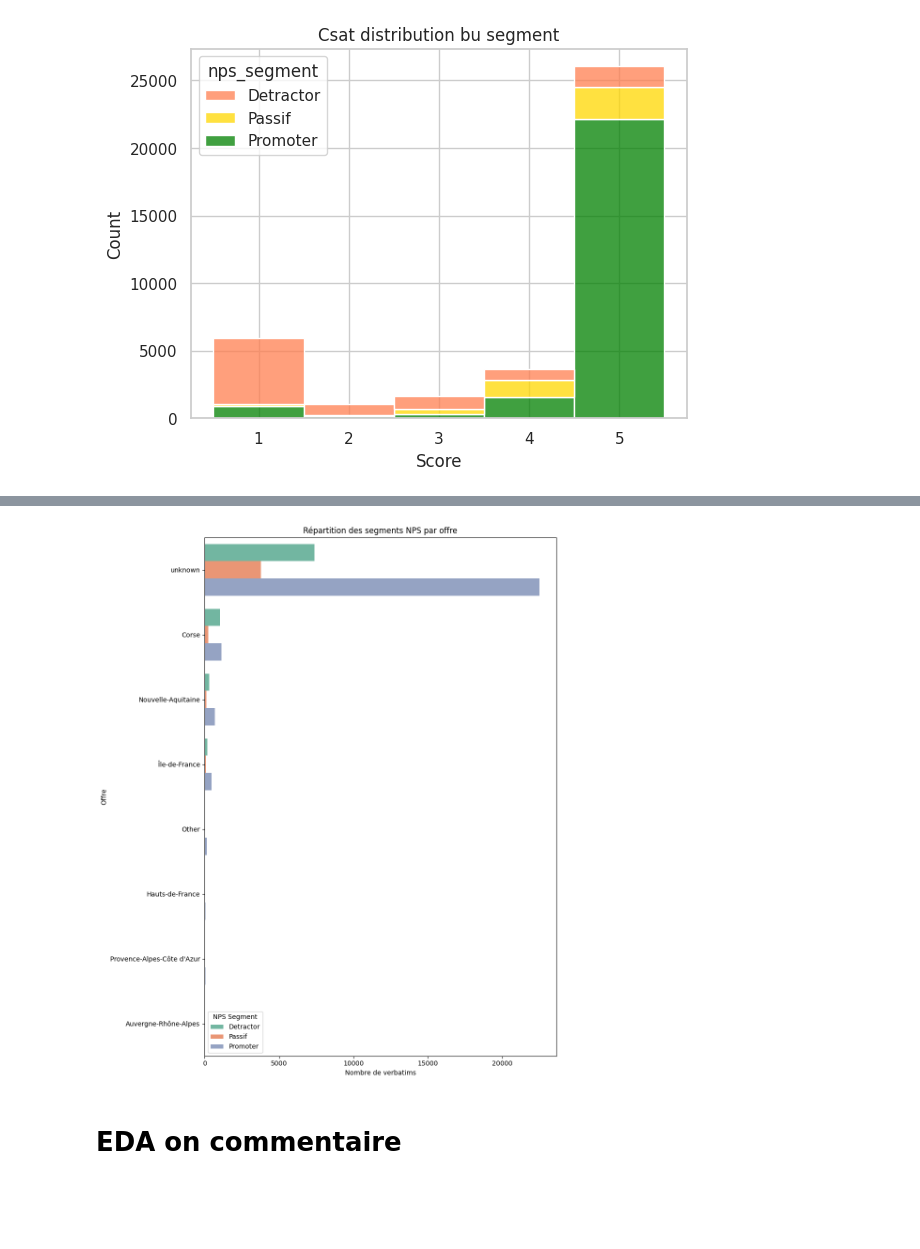
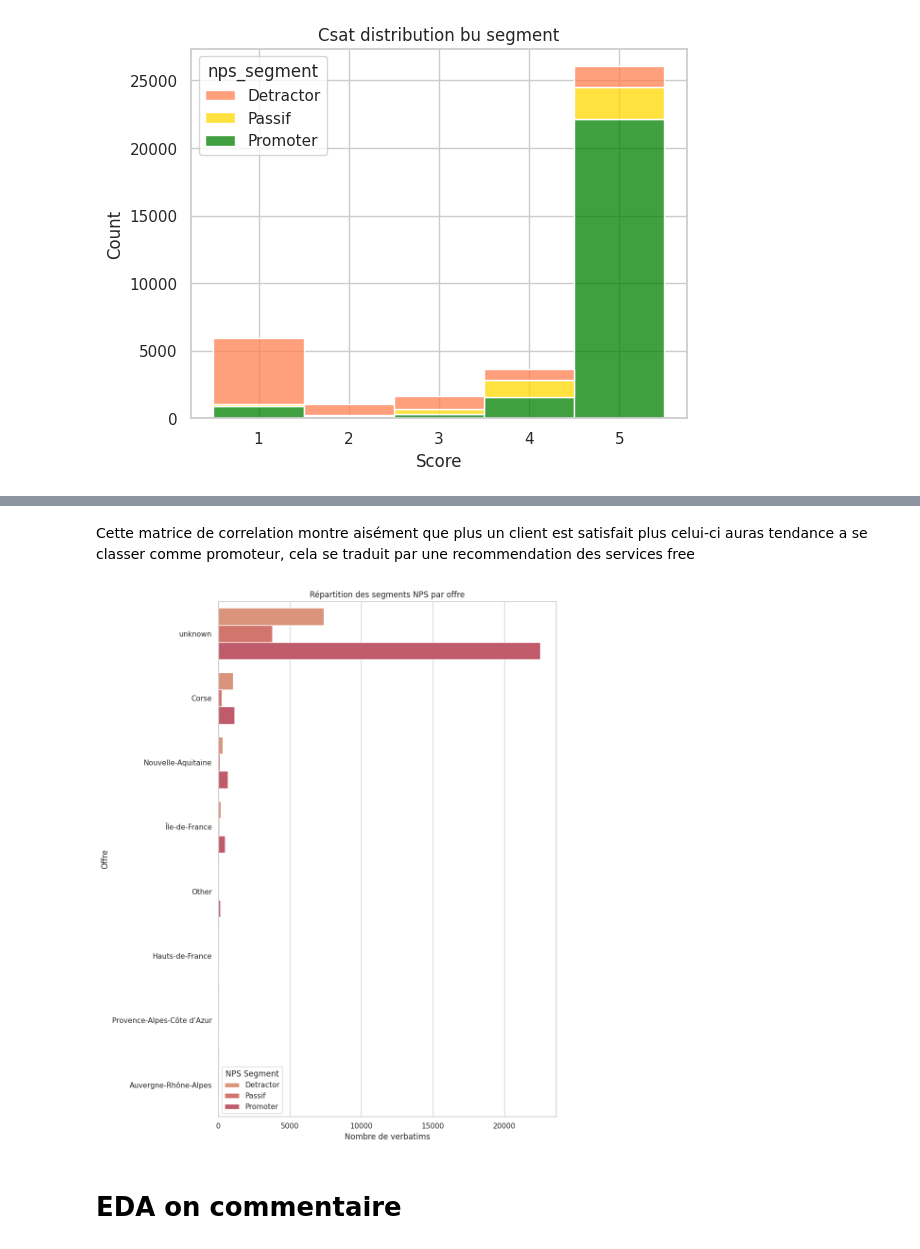
Before and after one commit to forSplinter/free_llm_2026_Intership, a Jupyter notebook: EDA_Preprocesing.ipynb, the cells around one changed output, grey strips where cells are left out. Drawn from its saved outputs; the diff is of its cells as text; code cells hidden in the pictures; blank space fills up the shorter version.

```diff
--- a/EDA_Preprocesing.ipynb
+++ b/EDA_Preprocesing.ipynb
@@ -386,21 +401,22 @@ memory usage: 2.8+ MB
+# %% [markdown]
+Cette matrice de correlation montre aisément que plus un client est satisfait plus celui-ci auras tendance a se classer comme promoteur, cela se traduit par une recommendation des services free
 # %%
-
+##
 plt.figure(figsize=(10,12))
 sns.countplot(
     data=df,
     y='nom_region',       # axe Y = les offres
     hue='nps_segment',
     order=df['nom_region'].value_counts().index,     # tri par nombre de verbatims
-    palette='Set2'
 )
 
 plt.title('Répartition des segments NPS par offre')
 plt.xlabel('Nombre de verbatims')
 plt.ylabel('Offre')
 plt.legend(title='NPS Segment')
 plt.tight_layout()
 plt.show()
 # %% [output]
-[figure, old version]
+[figure, new version]
 # %% [markdown]
 # EDA on commentaire
```
Also changed, not shown: parts of 25 cells of this notebook.
